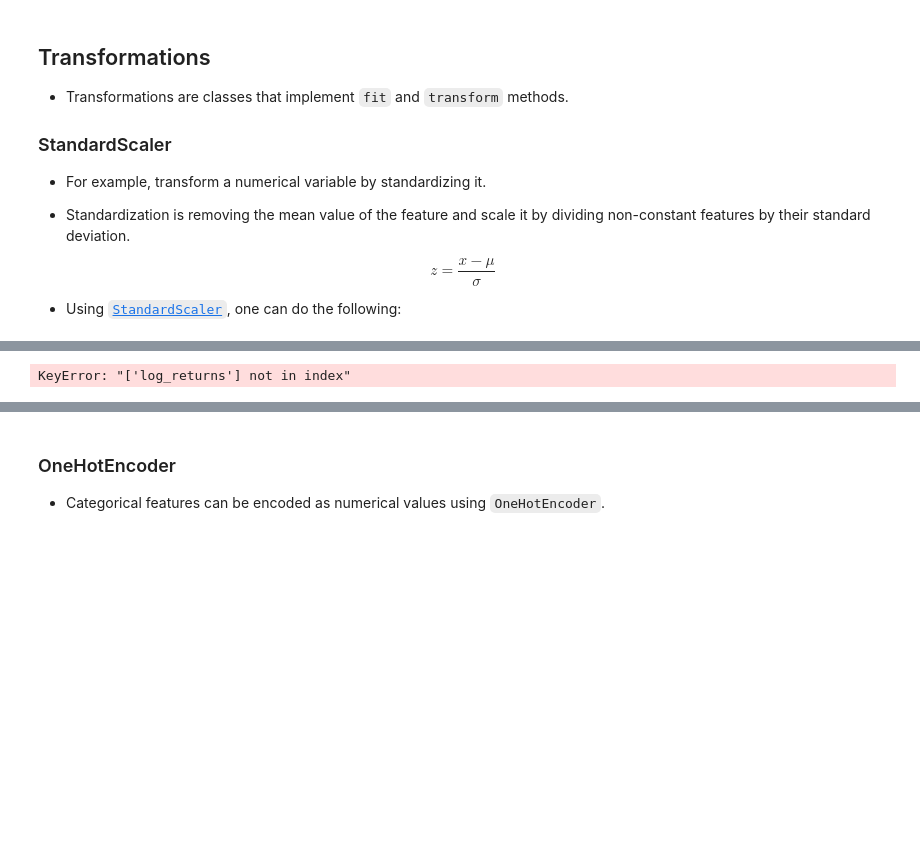
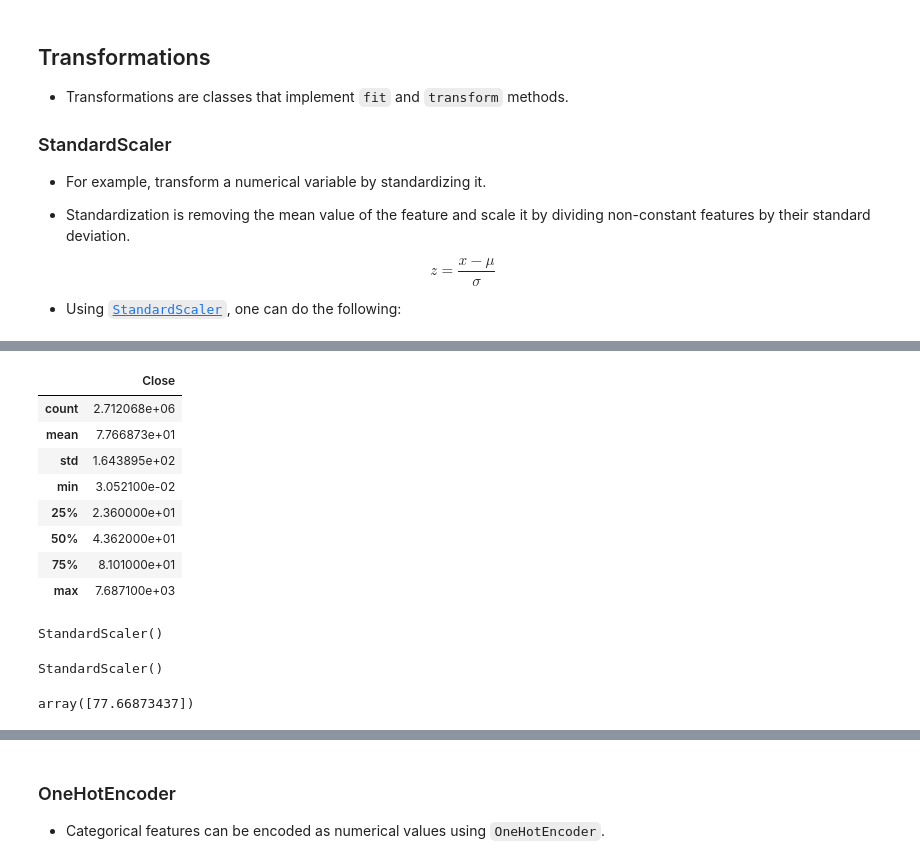
Before and after one commit to bkaddoura/production, a Jupyter notebook: notebooks/BKproduction_3_2_pipeline.ipynb, the cells around one changed output, grey strips where cells are left out. Cells and saved outputs as stored; diff of their text form; code cells hidden in the pictures; blank space fills up the shorter version.

```diff
--- a/notebooks/BKproduction_3_2_pipeline.ipynb
+++ b/notebooks/BKproduction_3_2_pipeline.ipynb
@@ -45,13 +71,24 @@ $$
 # %%
 # we want to apply standard transformation
 
 # the data we have comes in raw form, we may want to apply different set of transformation
 # put them together in a pipeline
 # can't do it with pandas, need to use scikit
-returns = df[['log_returns', 'returns']].dropna()
+
+# FEATURE_DATA isn't available so edited this command
+#returns = df[['log_returns', 'returns']].dropna()
+returns = df[['Close']].dropna()
 returns.describe()
 # %% [output]
-KeyError: "['log_returns'] not in index"
+|  | Close |
+| count | 2.712068e+06 |
+| mean | 7.766873e+01 |
+| std | 1.643895e+02 |
+| min | 3.052100e-02 |
+| 25% | 2.360000e+01 |
+| 50% | 4.362000e+01 |
+| 75% | 8.101000e+01 |
+| max | 7.687100e+03 |
 # %%
 # Create a StandardScaler object
 # a function to allow me to scale my data
@@ -67,8 +104,14 @@ std_scaler = StandardScaler()
 # the mean and stardard deviation will be calculated
 # parameters will be learn, filter
 # after scalar, we will run mean
-std_scaler.fit(returns)
+std_scaler.fit(price)
+# %% [output]
+StandardScaler()
 # %%
 std_scaler.fit(price)
-std_scaler.mean_
-std_scaler.transform(price)
+# %% [output]
+StandardScaler()
+# %%
+std_scaler.mean_
+# %% [output]
+array([77.66873437])
```
Also changed, not shown: parts of 13 cells of this notebook, 14 other files.
